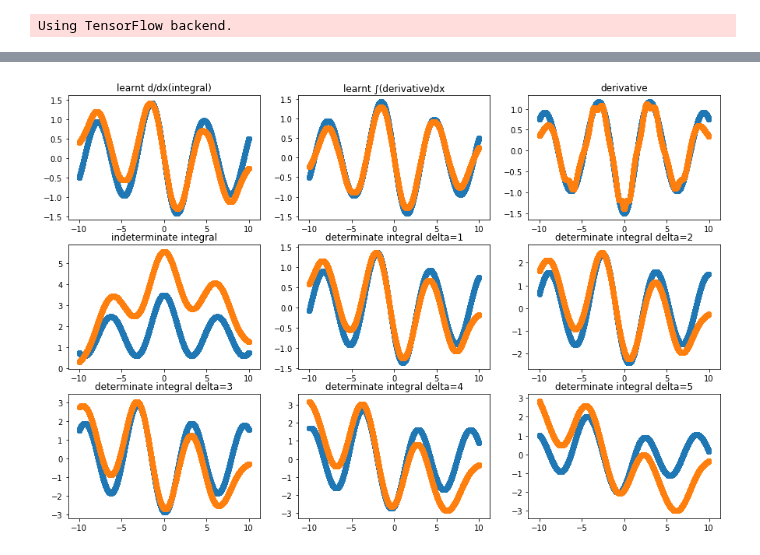
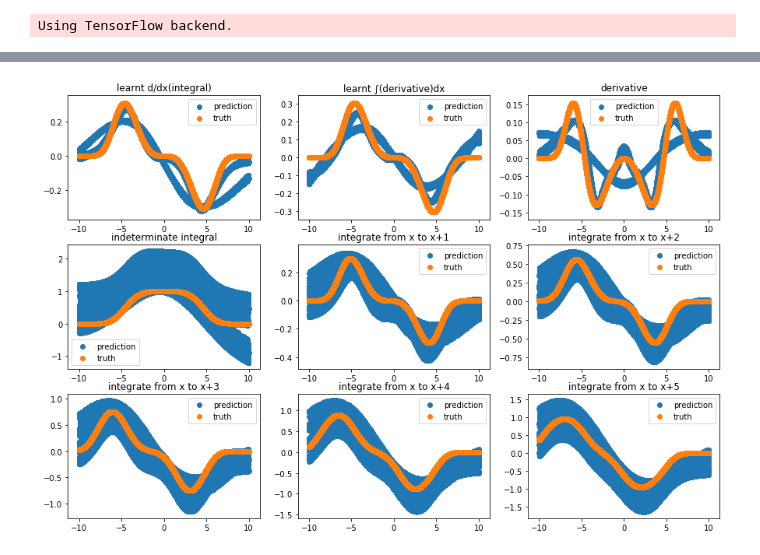
Before and after one commit to mammalwong/ml-study, a Jupyter notebook: integralnet.ipynb, the cells around one changed output, grey strips where cells are left out. Drawn from its saved outputs; the diff is of its cells as text; code cells hidden in the pictures.

```diff
--- a/integralnet.ipynb
+++ b/integralnet.ipynb
@@ -10,7 +10,7 @@ sympy.init_printing()
 Using TensorFlow backend.
 # %%
 a = sympy.symbols('a')
-iF = sympy.cos(a) * sympy.exp(-a**2/1000) + sympy.exp(-a**2/4) + 1.5
+iF = sympy.exp(-(a/5)**4) #sympy.cos(a) * sympy.exp(-a**2/1000) + sympy.exp(-a**2/4) + 1.5
 F = iF.diff(a)
 dF = F.diff(a)
 lambda_iF = sympy.lambdify((a,), iF)
@@ -27,6 +27,6 @@ plt.show()
 # %%
-xtrain = (np.random.random((100000,1)) - 0.5) * 20
-xtest = (np.random.random((10000,1)) - 0.5) * 20
+xtrain = (np.random.random((100000,2)) - 0.5) * 20
+xtest = (np.random.random((10000,2)) - 0.5) * 20
 ytrain, ytest = lambda_F(xtrain), lambda_F(xtest)
 # %%
 def build_nn_pair():
@@ -104,27 +115,32 @@ Epoch 24/50
 # %%
 plt.figure(figsize=(15,10))
 plt.subplot(3,3,1)
 plt.title('learnt d/dx(integral)')
-plt.scatter(xtest[:,0], ytest[:,0])
-plt.scatter(xtest[:,0], M_DIntegral.predict(xtest)[:,0])
+plt.scatter(xtest, M_DIntegral.predict(xtest), label='prediction')
+plt.scatter(xtest, ytest, label='truth')
+plt.legend()
 plt.subplot(3,3,2)
 plt.title('learnt ∫(derivative)dx')
-plt.scatter(xtest[:,0], ytest[:,0])
-plt.scatter(xtest[:,0], M_IDerivative.predict(xtest)[:,0])
+plt.scatter(xtest, M_IDerivative.predict(xtest), label='prediction')
+plt.scatter(xtest, ytest, label='truth')
+plt.legend()
 plt.subplot(3,3,3)
 plt.title('derivative')
-plt.scatter(xtest[:,0], lambda_dF(xtest[:,0]))
-plt.scatter(xtest[:,0], M_Derivative.predict(xtest)[:,0])
+plt.scatter(xtest, M_Derivative.predict(xtest), label='prediction')
+plt.scatter(xtest, lambda_dF(xtest), label='truth')
+plt.legend()
 plt.subplot(3,3,4)
 plt.title('indeterminate integral')
-plt.scatter(xtest[:,0], lambda_iF(xtest[:,0]))
-plt.scatter(xtest[:,0], M_Integral.predict(xtest)[:,0])
+plt.scatter(xtest, M_Integral.predict(xtest), label='prediction')
+plt.scatter(xtest, lambda_iF(xtest), label='truth')
+plt.legend()
 for i in range(5):
     D = i+1
     plt.subplot(3,3,i+5)
-    plt.title(f'determinate integral delta={D}')
-    plt.scatter(xtest[:,0], lambda_iF(xtest[:,0] + D) - lambda_iF(xtest[:,0]))
-    plt.scatter(xtest[:,0], M_Integral.predict(xtest + D)[:,0] - M_Integral.predict(xtest)[:,0])
+    plt.title(f'integrate from x to x+{D}')
+    plt.scatter(xtest, M_Integral.predict(xtest + D) - M_Integral.predict(xtest), label='prediction')
+    plt.scatter(xtest, lambda_iF(xtest + D) - lambda_iF(xtest), label='truth')
+    plt.legend()
 plt.show()
 # %% [output]
-[figure, old version]
+[figure, new version]
```
Also changed, not shown: parts of 5 cells of this notebook.
